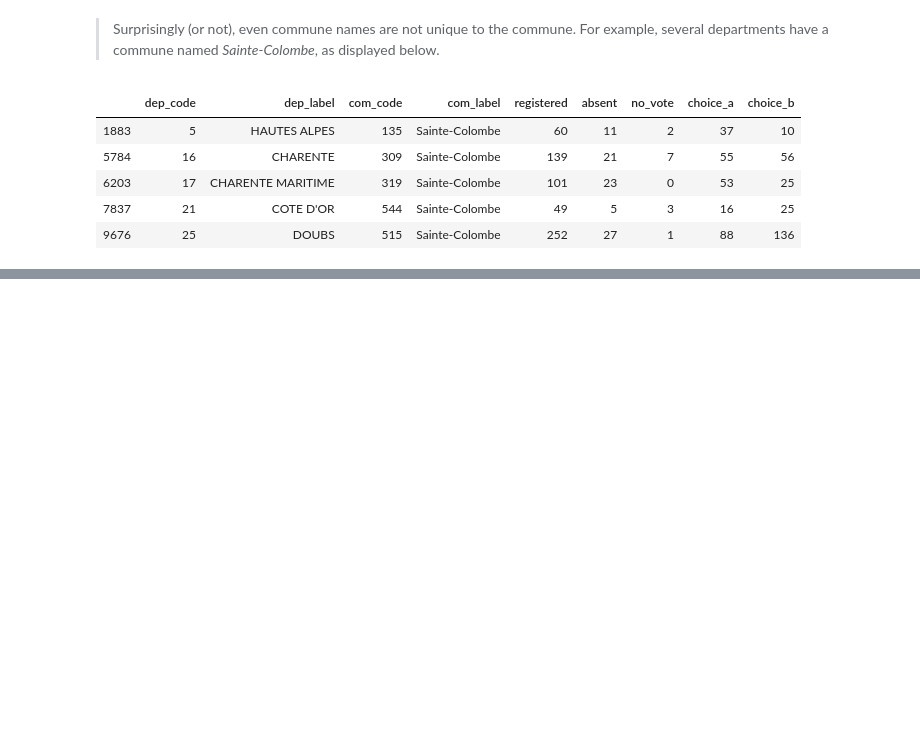
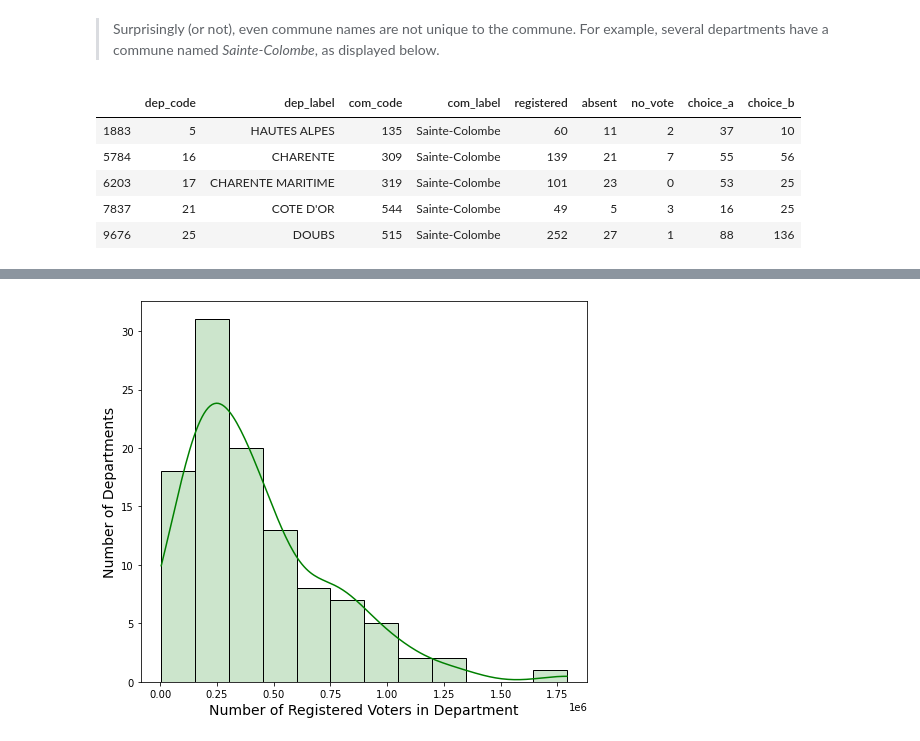
Before and after one commit to palsagar/SGR_project, a Jupyter notebook: eda.ipynb, the cells around one changed output, grey strips where cells are left out. Cells and saved outputs as stored; diff of their text form; code cells hidden in the pictures; blank space fills up the shorter version.

```diff
--- a/eda.ipynb
+++ b/eda.ipynb
@@ -310,0 +361,4 @@ data.loc[data["com_label"] == "Sainte-Colombe"][:5]
+# %%
+col_list = ["registered","choice_a", "choice_b", "no_vote", "absent"]
+departments = data.pivot_table(values=col_list, index="dep_label" , aggfunc=np.sum)
+departments.head()
@@ -310,0 +385,7 @@ data.loc[data["com_label"] == "Sainte-Colombe"][:5]
+# %%
+fig, ax = plt.subplots(figsize=(8,7));
+sns.histplot(departments, x="registered", kde=True, legend=True, color="green", alpha=0.2, ax=ax);
+ax.set_xlabel("Number of Registered Voters in Department", fontsize=14);
+ax.set_ylabel("Number of Departments", fontsize=14);
+# %% [output]
+[figure, added]
```
Also changed, not shown: parts of 36 cells of this notebook.
